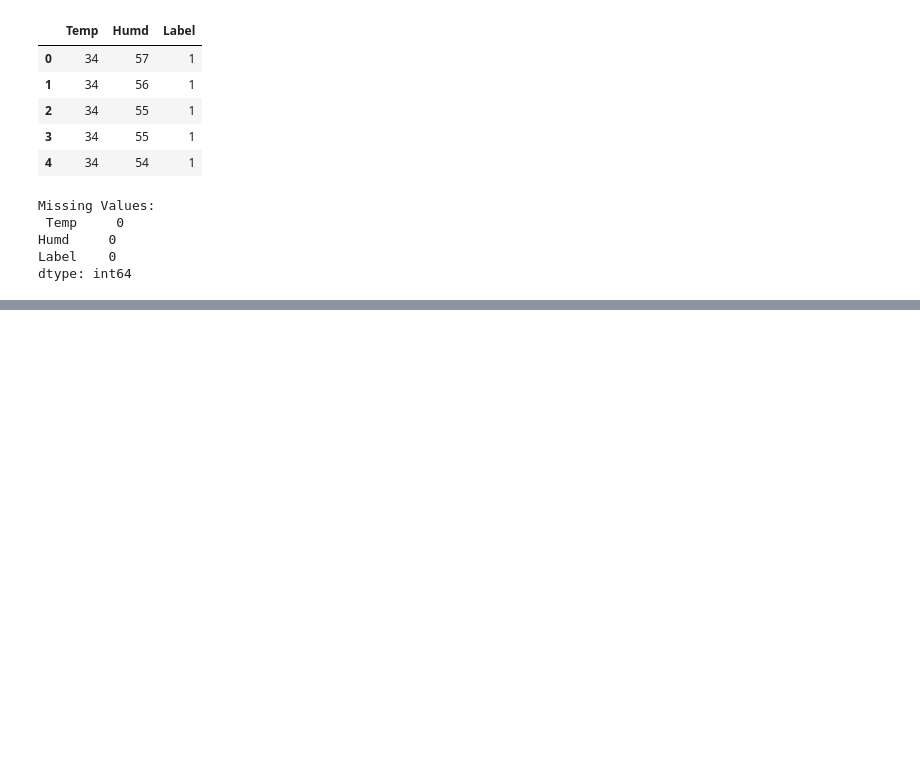
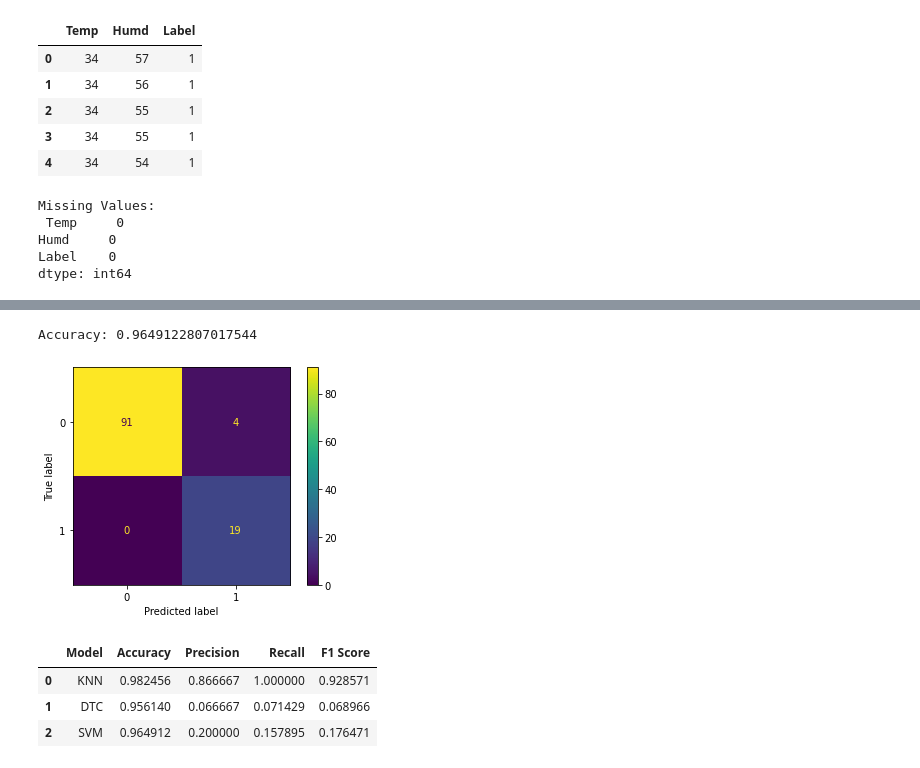
Before and after one commit to Ashar-H7/ENDG-510-, a Jupyter notebook: Task 2.ipynb, the cells around one changed output, grey strips where cells are left out. Saved outputs shown, nothing was run; the diff lists cells and outputs as text; code cells hidden in the pictures; blank space fills up the shorter version.

```diff
--- a/Task 2.ipynb
+++ b/Task 2.ipynb
@@ -183,0 +214,39 @@ Name: Label, Length: 116, dtype: int64
+# %%
+
+from sklearn import svm
+SVC = svm.SVC()
+
+y_pred = SVC.fit(x_train, y_train)
+y_pred = y_pred.predict(x_test)
+# %%
+print("Accuracy:", metrics.accuracy_score(y_test,y_pred)) # evaluating the
+# performance based on accuracy
+
+Sensitivity_recall = metrics.recall_score(y_test, predict)
+F1_score = metrics.f1_score(y_test, predict)
+Precision = metrics.precision_score(y_test, predict)
+
+performance.append({"Model":"SVM","Accuracy":metrics.accuracy_score(y_test,y_pred), "Precision":Precision, "Recall":Sensitivity_recall, "F1 Score": F1_score})
+# %% [output]
+Accuracy: 0.9649122807017544
+# %%
+from sklearn import metrics
+import matplotlib.pyplot as plt
+
+
+
+confusion_matrix = metrics.confusion_matrix(y_test, y_pred)
+cm_display = metrics.ConfusionMatrixDisplay(confusion_matrix = confusion_matrix, display_labels = [0, 1])
+cm_display.plot()
+plt.show()
+# %% [output]
+[figure, added]
+# %%
+
+
+pd.DataFrame(performance).head()
+# %% [output]
+|  | Model | Accuracy | Precision | Recall | F1 Score |
+| 0 | KNN | 0.982456 | 0.866667 | 1.000000 | 0.928571 |
+| 1 | DTC | 0.956140 | 0.066667 | 0.071429 | 0.068966 |
+| 2 | SVM | 0.964912 | 0.200000 | 0.157895 | 0.176471 |
```
Also changed, not shown: parts of 12 cells of this notebook.
